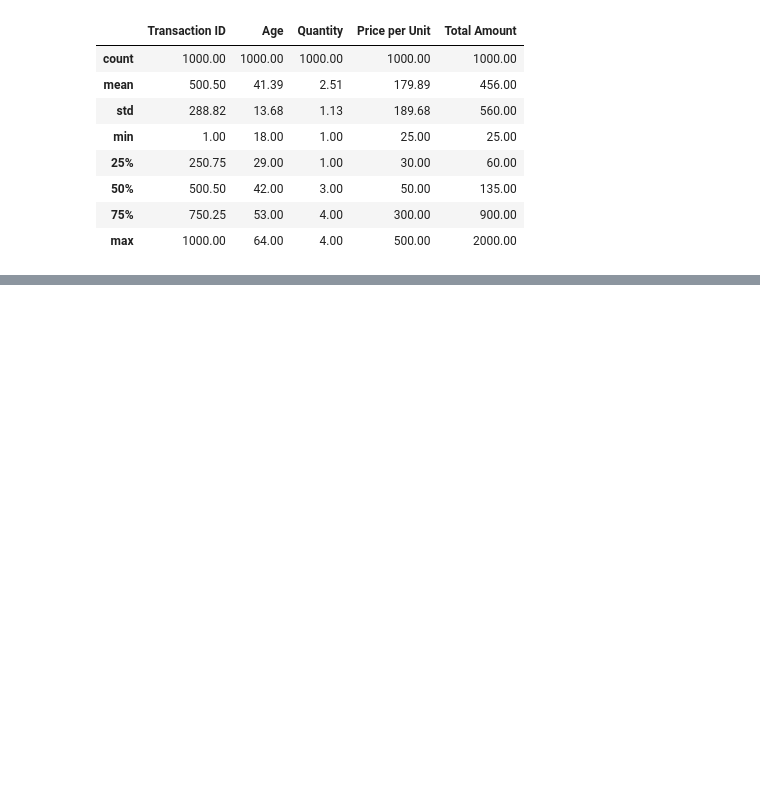
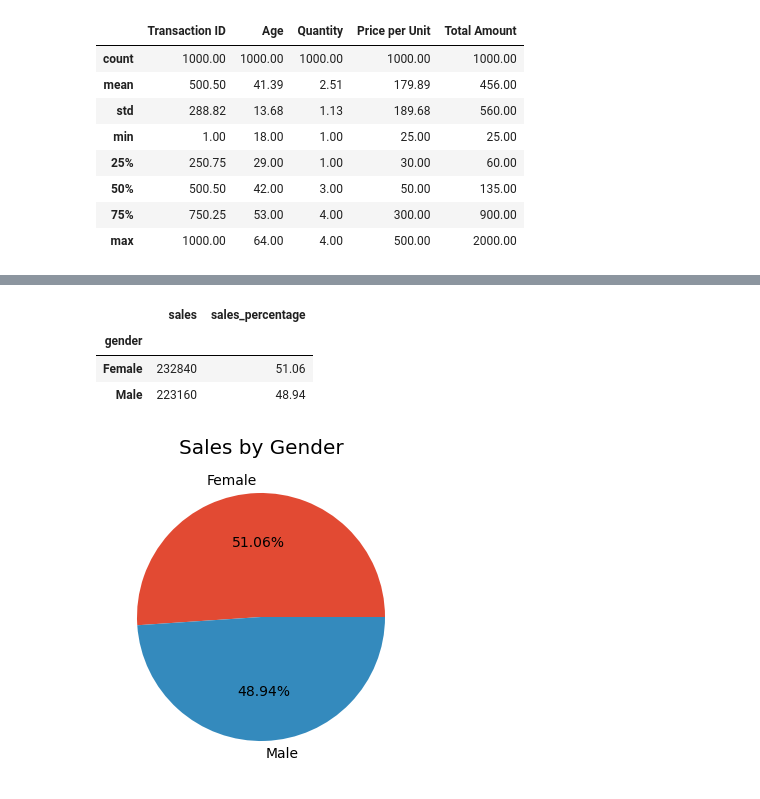
Before and after one commit to Diana-Injelwa/Exploratory-Data-Analysis-on-Retail-Sales, a Jupyter notebook: retail_sales_EDA.ipynb, the cells around one changed output, grey strips where cells are left out. Cells and saved outputs as stored; diff of their text form; code cells hidden in the pictures; blank space fills up the shorter version.

```diff
--- a/retail_sales_EDA.ipynb
+++ b/retail_sales_EDA.ipynb
@@ -213,0 +284,32 @@ retail_sales.groupby(['Age_buckets', 'Product Category'], as_index=False)[['Quan
+# %%
+# Calculate total sales for Female and Male customers and store the result in a dataframe
+sales_by_gender = retail_sales.groupby('gender')[['sales']].sum()
+sales_by_gender = pd.DataFrame(sales_by_gender)
+
+# Add a column sales_percentage
+sales_by_gender['sales_percentage'] = (sales_by_gender['sales']/sales_by_gender['sales'].sum())*100
+sales_by_gender
+# %% [output]
+|  | sales | sales_percentage |
+| gender |  |  |
+| Female | 232840 | 51.06 |
+| Male | 223160 | 48.94 |
+# %%
+# Set the plot style to 'ggplot'
+plt.style.use('ggplot')
+plt.figure(figsize=(4,6))
+
+# Extract sales data and gender labels from sales_by_gender DataFrame
+sales = sales_by_gender['sales']
+gender = sales_by_gender.index
+
+# Create a pie chart with sales as the data and gender as labels.
+# autopct method displays percentage values with 2 decimal places
+plt.pie(sales, labels=gender, autopct='%.2f%%')
+
+# Add a title to the pie chart
+plt.title('Sales by Gender')
+
+plt.show()
+# %% [output]
+[figure, added]
```
Also changed, not shown: parts of 54 cells of this notebook.
